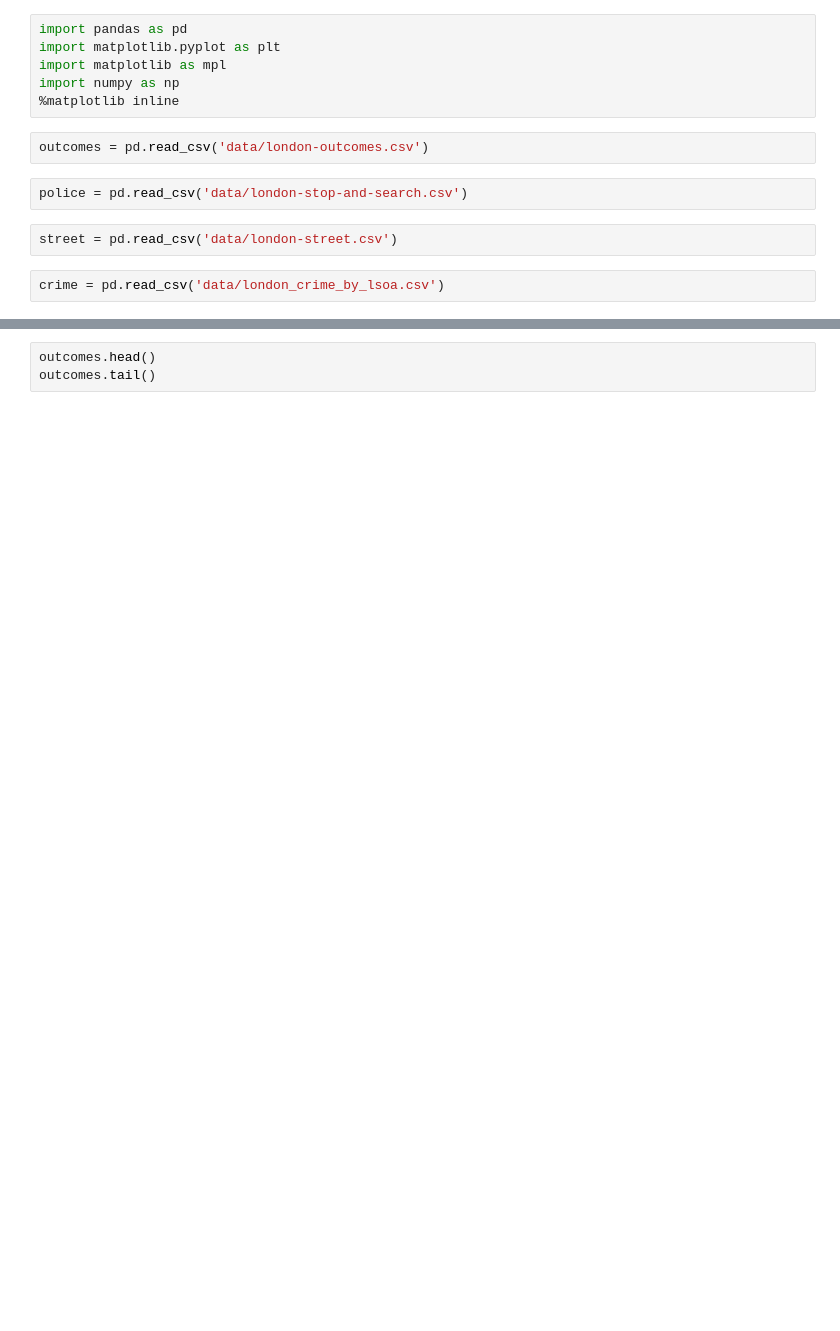
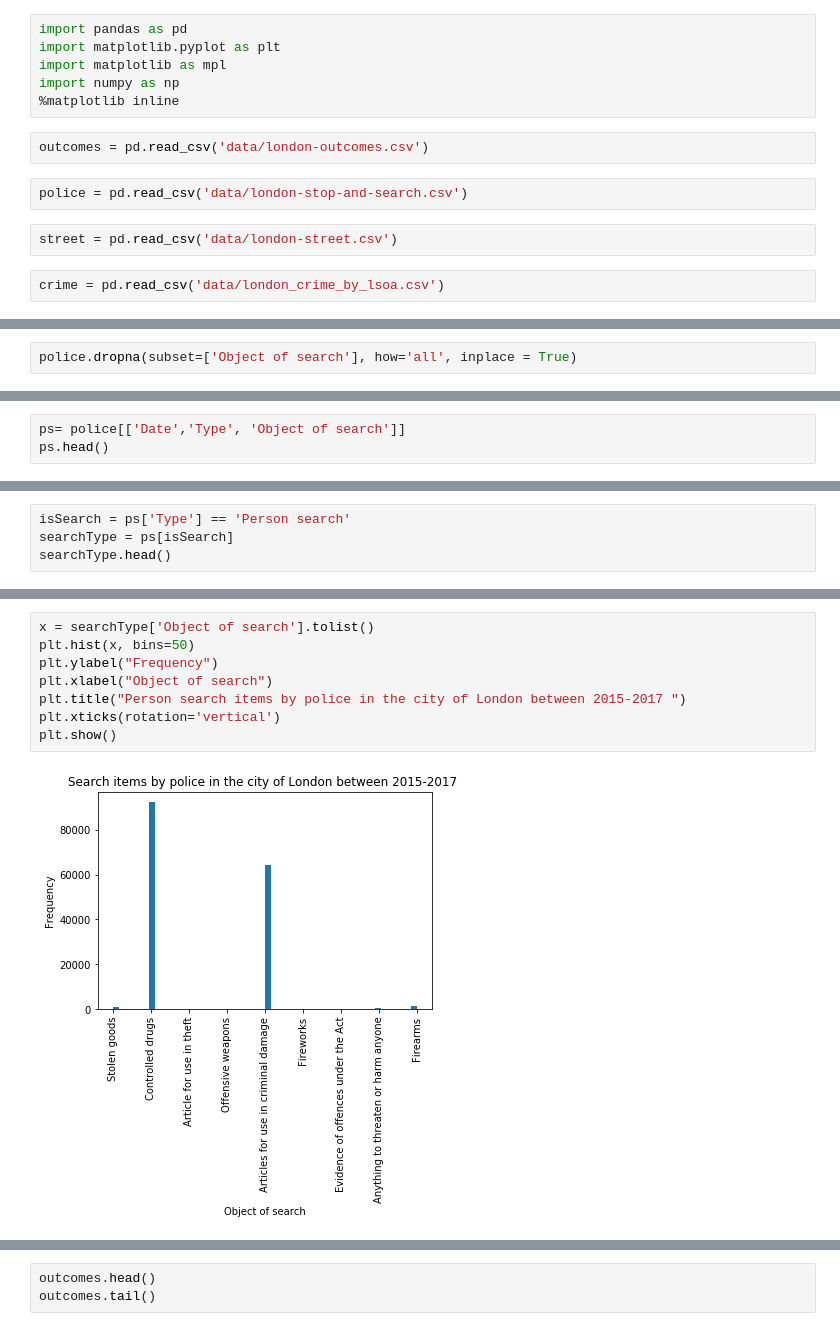
Before and after one commit to ToluAkin/improved-octo-dollop, a Jupyter notebook: capstone.ipynb, the cells around one changed output, grey strips where cells are left out. Saved outputs shown, nothing was run; the diff lists cells and outputs as text; blank space fills up the shorter version.

Commit message:
visualization for each df

```diff
--- a/capstone.ipynb
+++ b/capstone.ipynb
@@ -23,0 +45,2 @@ police.head()
+# %%
+police.dropna(subset=['Object of search'], how='all', inplace = True)
@@ -23,0 +67,3 @@ police.head()
+# %%
+ps= police[['Date','Type', 'Object of search']]
+ps.head()
@@ -23,0 +77,4 @@ police.head()
+# %%
+isSearch = ps['Type'] == 'Person search'
+searchType = ps[isSearch]
+searchType.head()
@@ -23,0 +88,10 @@ police.head()
+# %%
+x = searchType['Object of search'].tolist()
+plt.hist(x, bins=50)
+plt.ylabel("Frequency")
+plt.xlabel("Object of search")
+plt.title("Person search items by police in the city of London between 2015-2017 ")
+plt.xticks(rotation='vertical')
+plt.show()
+# %% [output]
+[figure, added]
```
Also changed, not shown: parts of 44 cells of this notebook.
